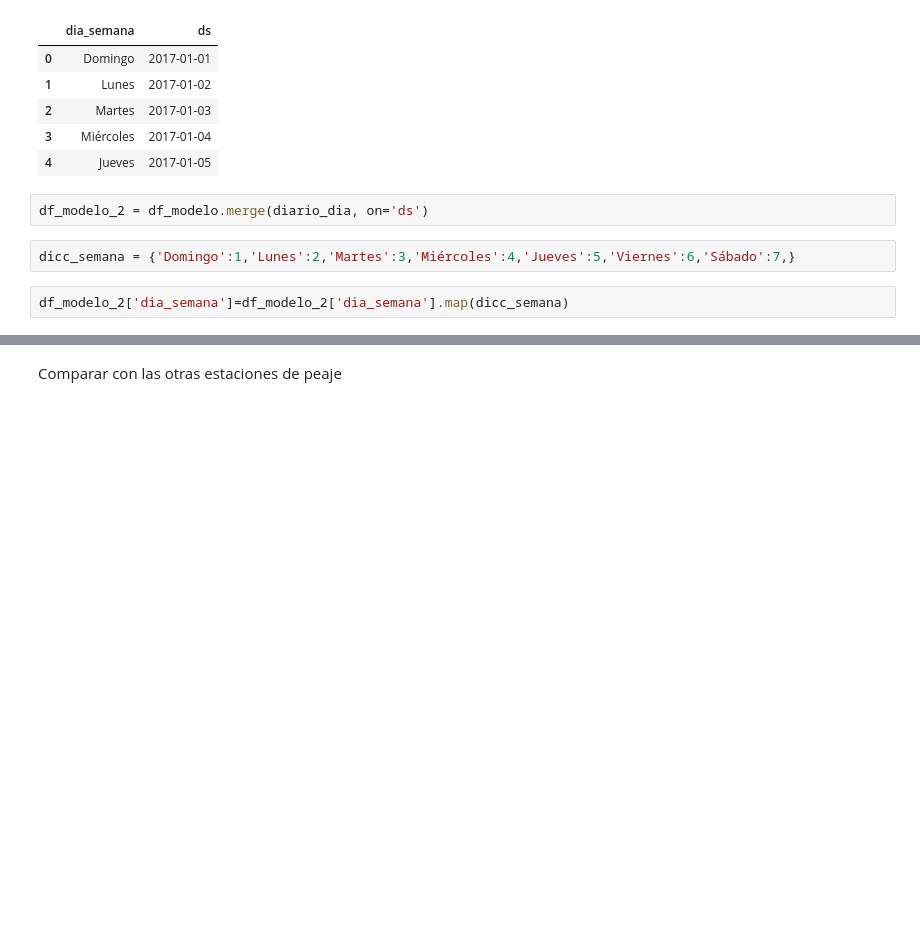
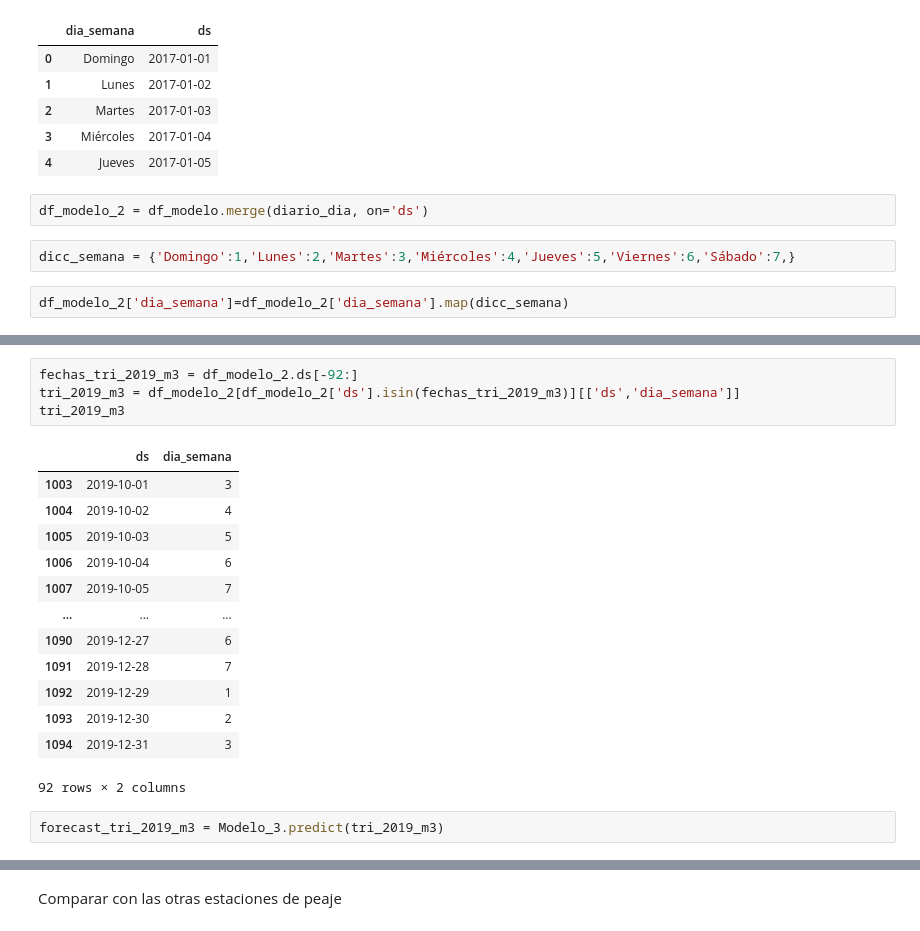
Before and after one commit to NachoRam123/Proyecto-3, a Jupyter notebook: DS_Proyecto_03_ST_RamellaIgnacio.ipynb, the cells around one changed output, grey strips where cells are left out. Saved outputs shown, nothing was run; the diff lists cells and outputs as text; blank space fills up the shorter version.

```diff
--- a/DS_Proyecto_03_ST_RamellaIgnacio.ipynb
+++ b/DS_Proyecto_03_ST_RamellaIgnacio.ipynb
@@ -1075 +1077,21 @@ INFO:prophet:Disabling daily seasonality. Run prophet with daily_seasonality=Tru
 <prophet.forecaster.Prophet at 0x...>
+# %%
+fechas_tri_2019_m3 = df_modelo_2.ds[-92:]
+tri_2019_m3 = df_modelo_2[df_modelo_2['ds'].isin(fechas_tri_2019_m3)][['ds','dia_semana']]
+tri_2019_m3
+# %% [output]
+|  | ds | dia_semana |
+| 1003 | 2019-10-01 | 3 |
+| 1004 | 2019-10-02 | 4 |
+| 1005 | 2019-10-03 | 5 |
+| 1006 | 2019-10-04 | 6 |
+| 1007 | 2019-10-05 | 7 |
+| ... | ... | ... |
+| 1090 | 2019-12-27 | 6 |
+| 1091 | 2019-12-28 | 7 |
+| 1092 | 2019-12-29 | 1 |
+| 1093 | 2019-12-30 | 2 |
+| 1094 | 2019-12-31 | 3 |
+92 rows × 2 columns
+# %%
+forecast_tri_2019_m3 = Modelo_3.predict(tri_2019_m3)
```
Also changed, not shown: parts of 12 cells of this notebook.
